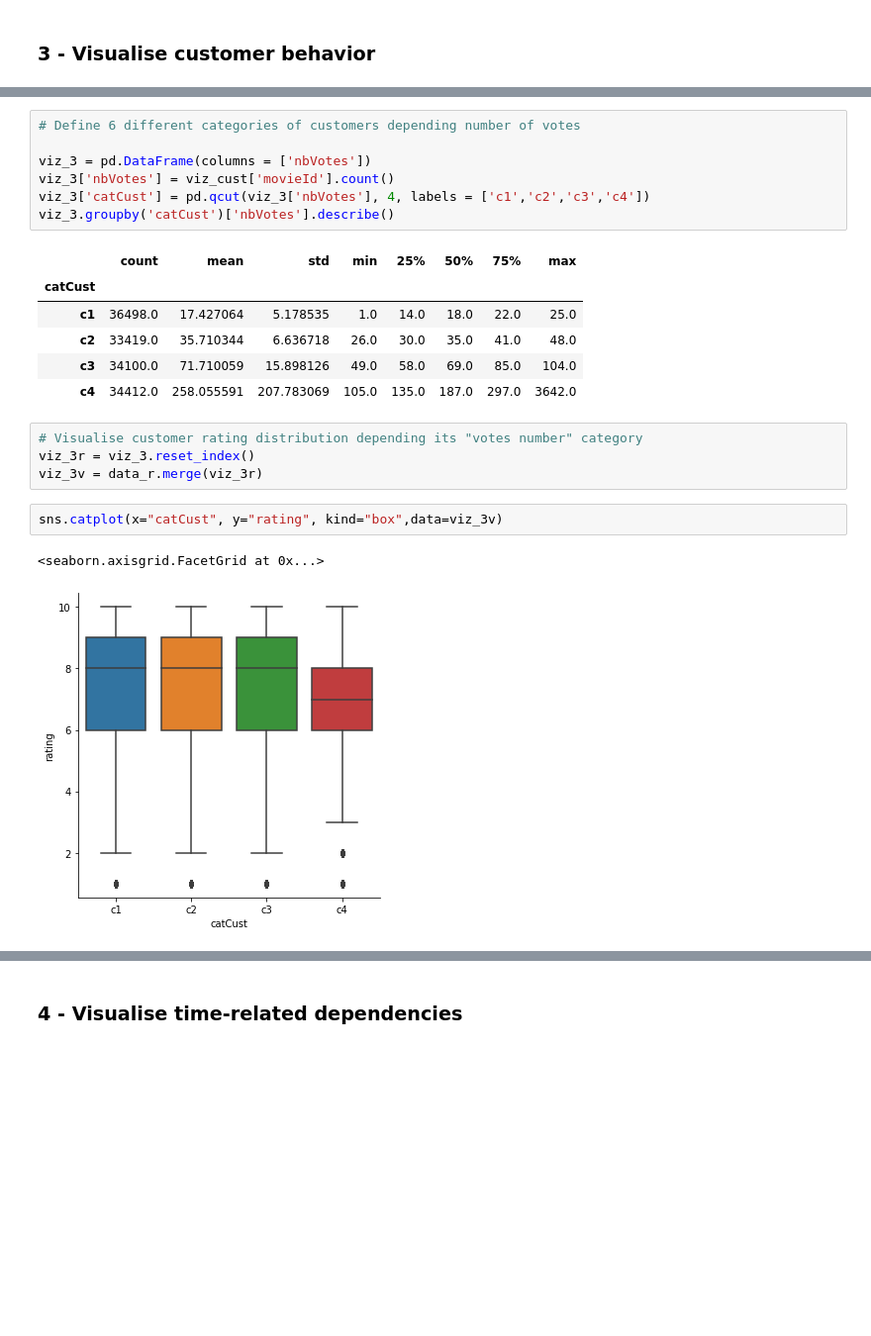
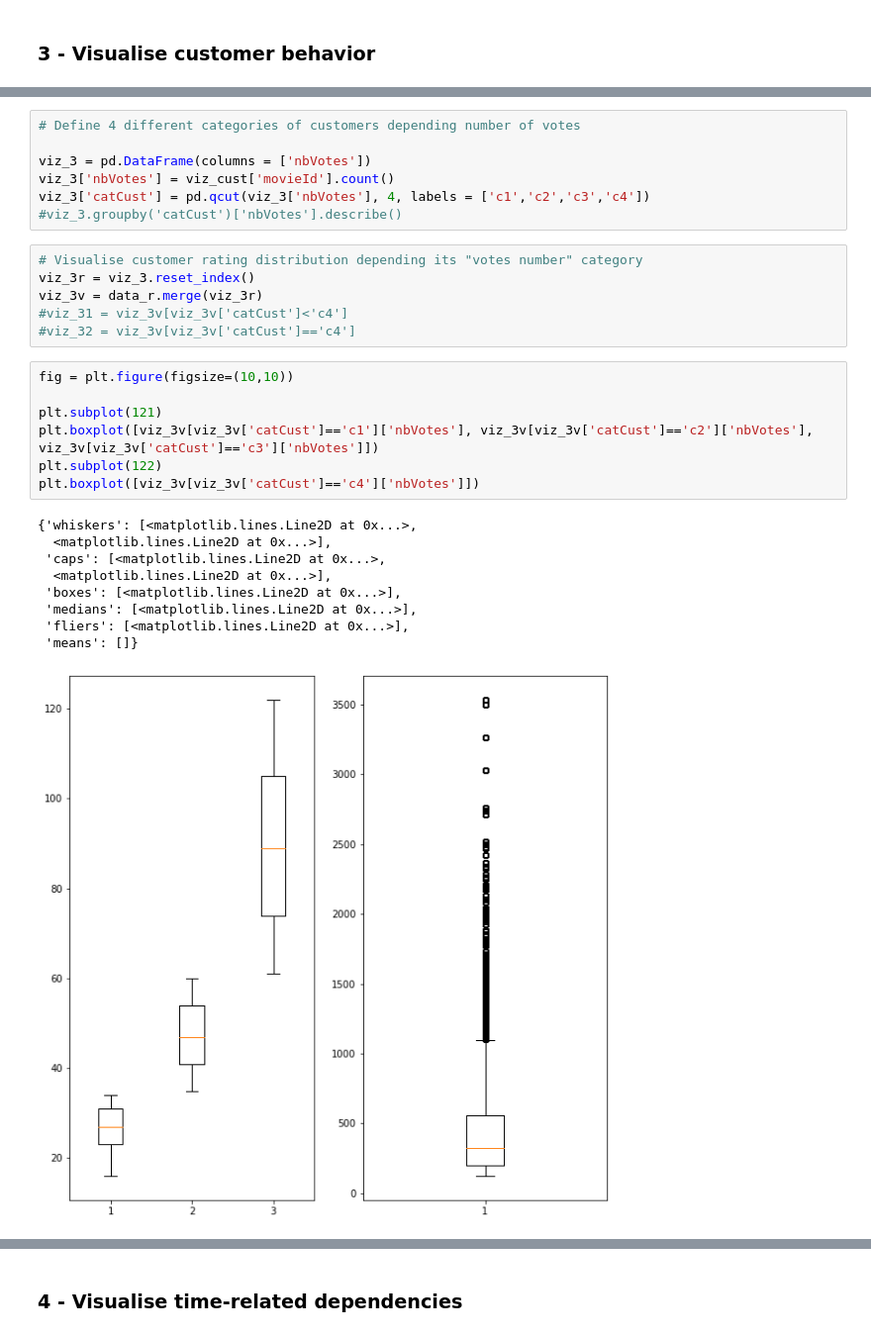
Before and after one commit to jl-datascientist/Customized.Product.Proposal.-.Recommender.System, a Jupyter notebook: 2-DataVisualisation.ipynb, the cells around one changed output, grey strips where cells are left out. Shown: that part at 99% size. Cells and saved outputs as stored; diff of their text form; blank space fills up the shorter version.

Commit message:
DataViz VF

```diff
--- a/2-DataVisualisation.ipynb
+++ b/2-DataVisualisation.ipynb
@@ -155,24 +160,31 @@ max        3642.000000
 Name: movieId, dtype: float64
 # %%
-# Define 6 different categories of customers depending number of votes
+# Define 4 different categories of customers depending number of votes
 
 viz_3 = pd.DataFrame(columns = ['nbVotes'])
 viz_3['nbVotes'] = viz_cust['movieId'].count()
 viz_3['catCust'] = pd.qcut(viz_3['nbVotes'], 4, labels = ['c1','c2','c3','c4'])
-viz_3.groupby('catCust')['nbVotes'].describe()
+#viz_3.groupby('catCust')['nbVotes'].describe()
-# %% [output]
-|  | count | mean | std | min | 25% | 50% | 75% | max |
-| catCust |  |  |  |  |  |  |  |  |
-| c1 | 36498.0 | 17.427064 | 5.178535 | 1.0 | 14.0 | 18.0 | 22.0 | 25.0 |
-| c2 | 33419.0 | 35.710344 | 6.636718 | 26.0 | 30.0 | 35.0 | 41.0 | 48.0 |
-| c3 | 34100.0 | 71.710059 | 15.898126 | 49.0 | 58.0 | 69.0 | 85.0 | 104.0 |
-| c4 | 34412.0 | 258.055591 | 207.783069 | 105.0 | 135.0 | 187.0 | 297.0 | 3642.0 |
 # %%
 # Visualise customer rating distribution depending its "votes number" category
 viz_3r = viz_3.reset_index()
 viz_3v = data_r.merge(viz_3r)
+#viz_31 = viz_3v[viz_3v['catCust']<'c4']
+#viz_32 = viz_3v[viz_3v['catCust']=='c4']
-# %%
-sns.catplot(x="catCust", y="rating", kind="box",data=viz_3v)
-# %% [output]
-<seaborn.axisgrid.FacetGrid at 0x...>
-[figure, removed]
+# %%
+fig = plt.figure(figsize=(10,10))
+
+plt.subplot(121)
+plt.boxplot([viz_3v[viz_3v['catCust']=='c1']['nbVotes'], viz_3v[viz_3v['catCust']=='c2']['nbVotes'], viz_3v[viz_3v['catCust']=='c3']['nbVotes']])
+plt.subplot(122)
+plt.boxplot([viz_3v[viz_3v['catCust']=='c4']['nbVotes']])
+# %% [output]
+{'whiskers': [<matplotlib.lines.Line2D at 0x...>,
+  <matplotlib.lines.Line2D at 0x...>],
+ 'caps': [<matplotlib.lines.Line2D at 0x...>,
+  <matplotlib.lines.Line2D at 0x...>],
+ 'boxes': [<matplotlib.lines.Line2D at 0x...>],
+ 'medians': [<matplotlib.lines.Line2D at 0x...>],
+ 'fliers': [<matplotlib.lines.Line2D at 0x...>],
+ 'means': []}
+[figure, added]
```
Also changed, not shown: parts of 16 cells of this notebook.
